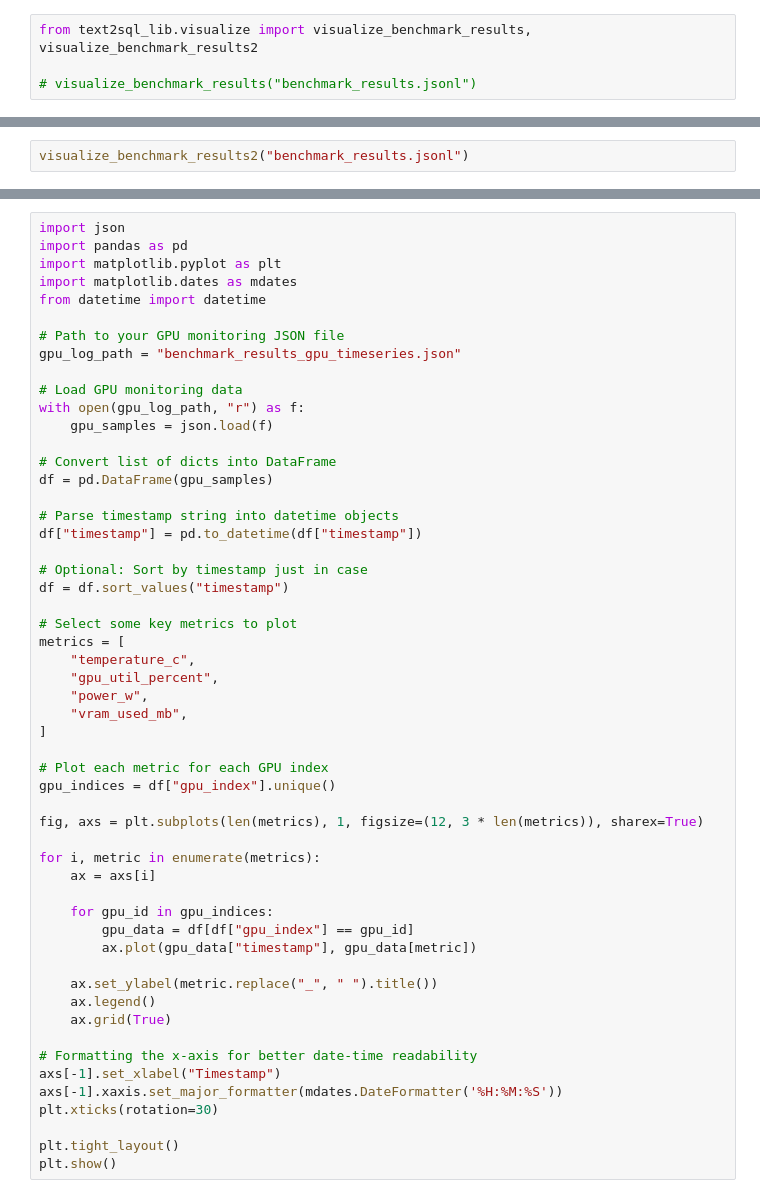
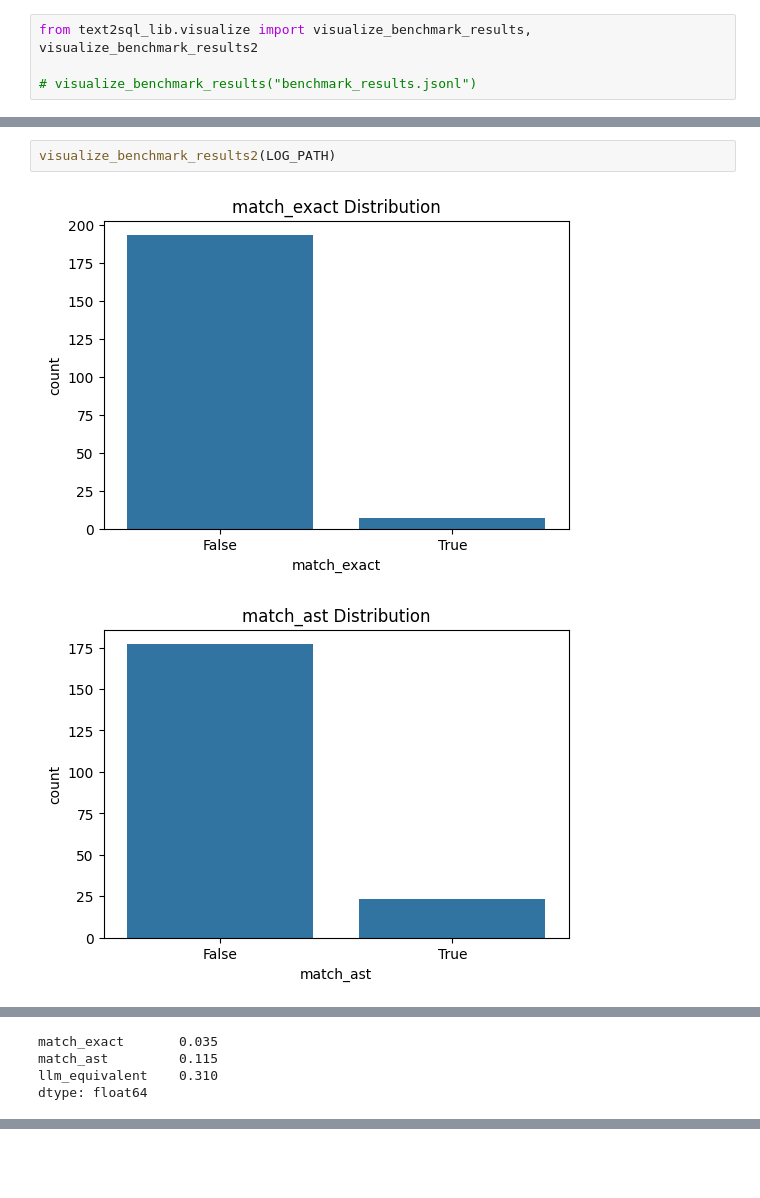
Before and after one commit to daniel8903/text2sql_eval, a Jupyter notebook: text2sql_eval.ipynb, the cells around one changed output, grey strips where cells are left out. Saved outputs shown, nothing was run; the diff lists cells and outputs as text; blank space fills up the shorter version.

```diff
--- a/text2sql_eval.ipynb
+++ b/text2sql_eval.ipynb
@@ -63,2 +130,5 @@ dtype: float64
 # %%
-visualize_benchmark_results2("benchmark_results.jsonl")
+visualize_benchmark_results2(LOG_PATH)
+# %% [output]
+[figure, added]
+[figure, added]
@@ -64,0 +136,4 @@ visualize_benchmark_results2("benchmark_results.jsonl")
+match_exact       0.035
+match_ast         0.115
+llm_equivalent    0.310
+dtype: float64
@@ -65,54 +144,0 @@ visualize_benchmark_results2("benchmark_results.jsonl")
-# %%
-import json
-import pandas as pd
-import matplotlib.pyplot as plt
-import matplotlib.dates as mdates
-from datetime import datetime
-
-# Path to your GPU monitoring JSON file
-gpu_log_path = "benchmark_results_gpu_timeseries.json"
-
-# Load GPU monitoring data
-with open(gpu_log_path, "r") as f:
-    gpu_samples = json.load(f)
-
-# Convert list of dicts into DataFrame
-df = pd.DataFrame(gpu_samples)
-
-# Parse timestamp string into datetime objects
-df["timestamp"] = pd.to_datetime(df["timestamp"])
-
-# Optional: Sort by timestamp just in case
-df = df.sort_values("timestamp")
-
-# Select some key metrics to plot
-metrics = [
-    "temperature_c",
-    "gpu_util_percent",
-    "power_w",
-    "vram_used_mb",
-]
-
-# Plot each metric for each GPU index
-gpu_indices = df["gpu_index"].unique()
-
-fig, axs = plt.subplots(len(metrics), 1, figsize=(12, 3 * len(metrics)), sharex=True)
-
-for i, metric in enumerate(metrics):
-    ax = axs[i]
-
-    for gpu_id in gpu_indices:
-        gpu_data = df[df["gpu_index"] == gpu_id]
-        ax.plot(gpu_data["timestamp"], gpu_data[metric])
-
-    ax.set_ylabel(metric.replace("_", " ").title())
-    ax.legend()
-    ax.grid(True)
-
-# Formatting the x-axis for better date-time readability
-axs[-1].set_xlabel("Timestamp")
-axs[-1].xaxis.set_major_formatter(mdates.DateFormatter('%H:%M:%S'))
-plt.xticks(rotation=30)
-
-plt.tight_layout()
-plt.show()
```
Also changed, not shown: parts of 5 cells of this notebook, 13 other files.
